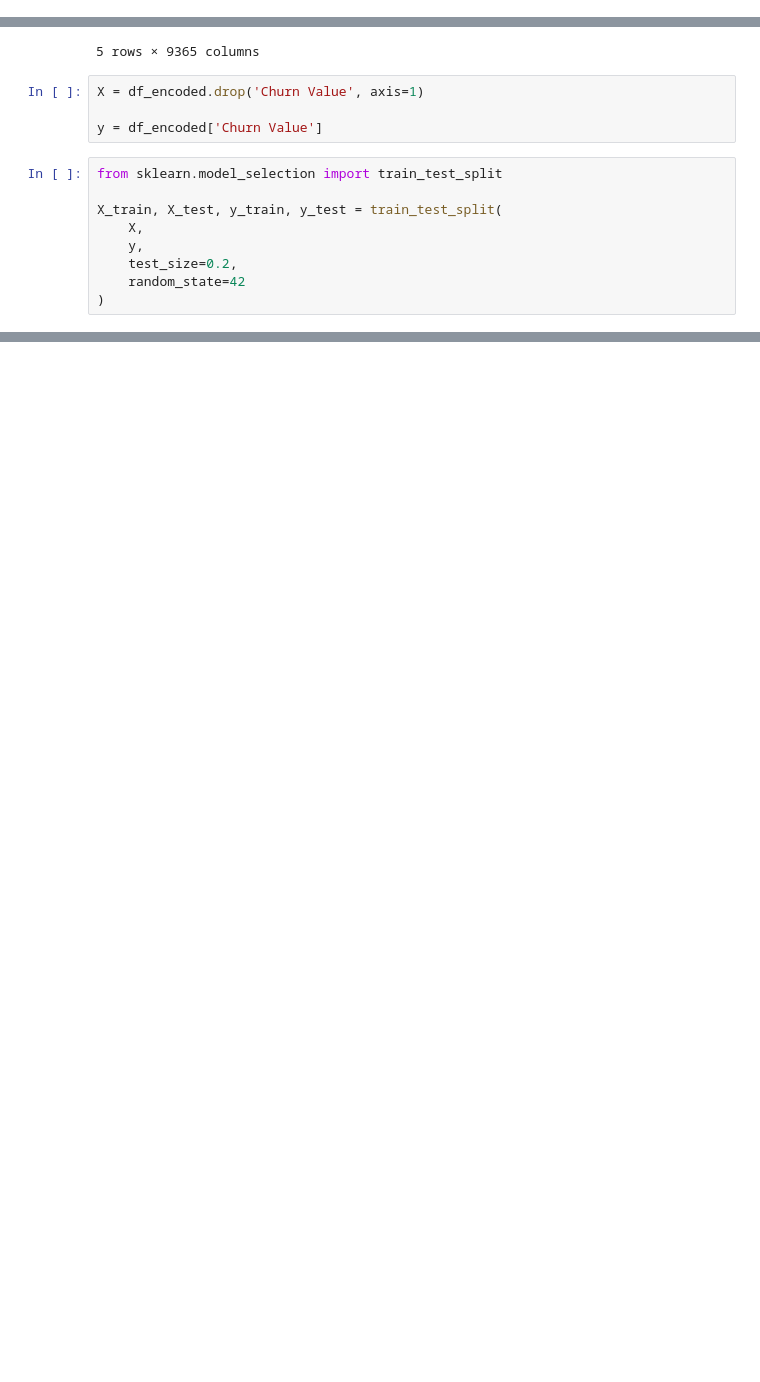
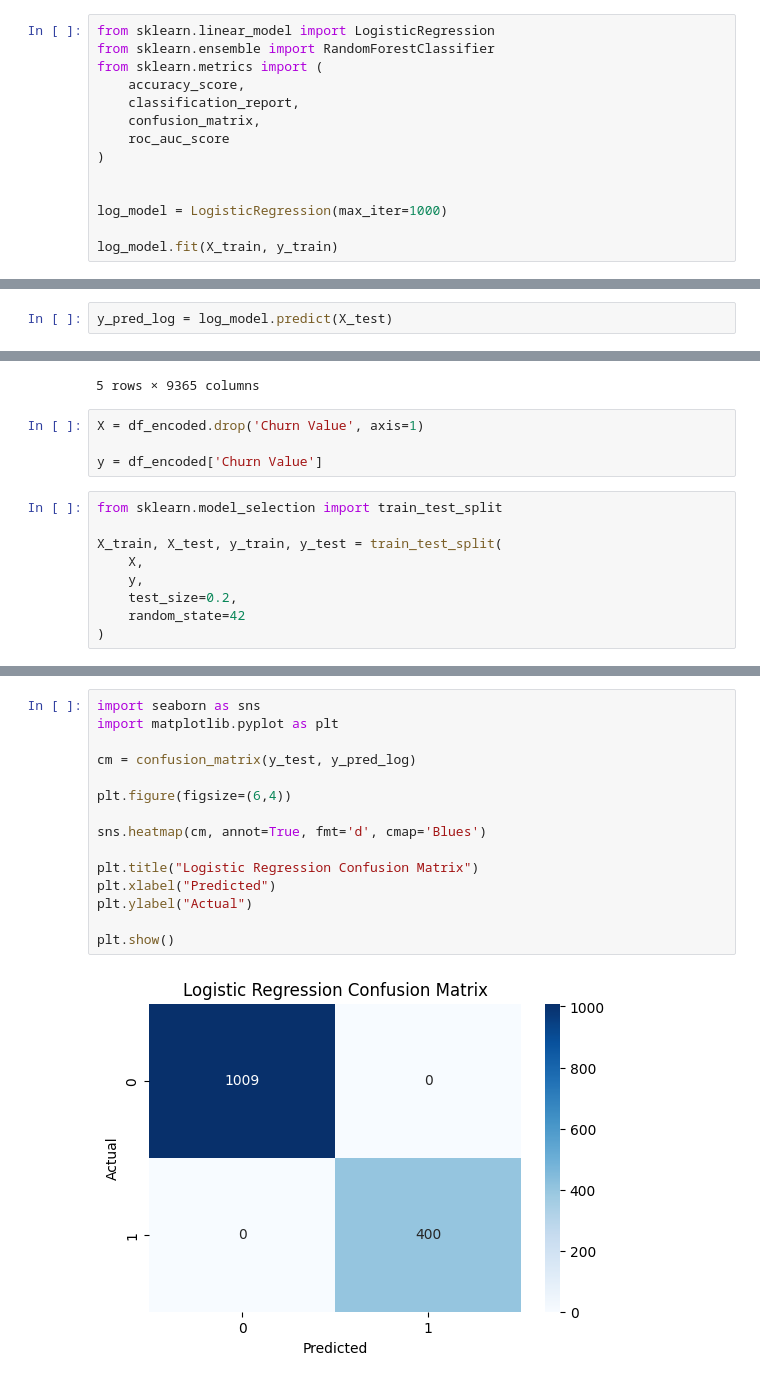
Before and after one commit to shiivu18/churn_Analytics, a Jupyter notebook: notebooks/02_data_cleaning_preprocessing.ipynb, the cells around one changed output, grey strips where cells are left out. Drawn from its saved outputs; the diff is of its cells as text; blank space fills up the shorter version.

Commit message:
logistic regression

```diff
--- a/notebooks/02_data_cleaning_preprocessing.ipynb
+++ b/notebooks/02_data_cleaning_preprocessing.ipynb
@@ -46,0 +167,14 @@ df.drop(columns=['CustomerID'], inplace=True)
+# %%
+from sklearn.linear_model import LogisticRegression
+from sklearn.ensemble import RandomForestClassifier
+from sklearn.metrics import (
+    accuracy_score,
+    classification_report,
+    confusion_matrix,
+    roc_auc_score
+)
+
+
+log_model = LogisticRegression(max_iter=1000)
+
+log_model.fit(X_train, y_train)
@@ -47,3 +191,5 @@ df.drop(columns=['CustomerID'], inplace=True)
+# %%
+y_pred_log = log_model.predict(X_test)
 # %%
 df['Churn Value'] = df['Churn Value'].astype(int)
 # %%
@@ -110,0 +283,17 @@ X_train, X_test, y_train, y_test = train_test_split(
+# %%
+import seaborn as sns
+import matplotlib.pyplot as plt
+
+cm = confusion_matrix(y_test, y_pred_log)
+
+plt.figure(figsize=(6,4))
+
+sns.heatmap(cm, annot=True, fmt='d', cmap='Blues')
+
+plt.title("Logistic Regression Confusion Matrix")
+plt.xlabel("Predicted")
+plt.ylabel("Actual")
+
+plt.show()
+# %% [output]
+[figure, added]
```
Also changed, not shown: parts of 5 cells of this notebook.
